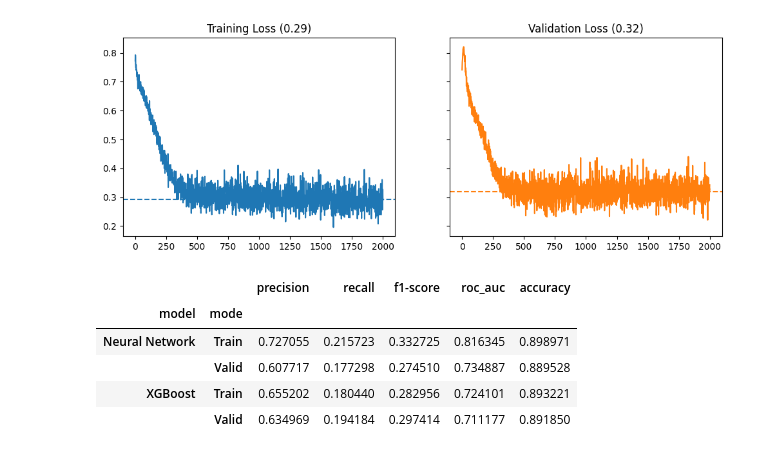
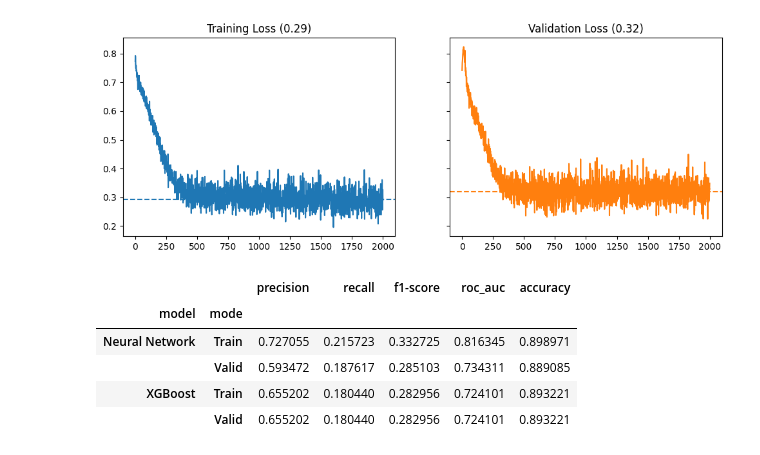
Before and after one commit to josiahdavis/tabular, a Jupyter notebook: notebooks/train_neural_net_tabular.ipynb, the cells around one changed output. Drawn from its saved outputs; the diff is of its cells as text; code cells hidden in the pictures.

Commit message:
Clean up preprocessing logic

```diff
--- a/notebooks/train_neural_net_tabular.ipynb
+++ b/notebooks/train_neural_net_tabular.ipynb
@@ -64,10 +64,8 @@ contact             : Counter({'cellular': 23438, 'unknown': 10413, 'telephone':
 job                 : Counter({'blue-collar': 7738, 'management': 7673, 'technician': 6057, 'admin.': 4103, 'services': 3328, 'retired': 1803, 'self-employed': 1264, 'entrepreneur': 1176, 'unemployed' ...
 [figure]
 # %%
-
-
-def preprocess(df: pd.DataFrame) -> [pd.DataFrame, pd.DataFrame, pd.DataFrame]:
-    cat_preprocessor = make_column_transformer(
+def preproc_fit(df):
+    cat_preproc = make_column_transformer(
         (
             OrdinalEncoder(categories="auto"),
             _CAT_COLS,
@@ -75,7 +73,7 @@ def preprocess(df: pd.DataFrame) -> [pd.DataFrame, pd.DataFrame, pd.DataFrame]:
         remainder = "drop",
         )
 
-    cont_preprocessor = make_column_transformer(
+    cont_preproc = make_column_transformer(
         (
             StandardScaler(),
             _CONT_COLS,
@@ -83,14 +81,20 @@ def preprocess(df: pd.DataFrame) -> [pd.DataFrame, pd.DataFrame, pd.DataFrame]:
         remainder = "drop",
     )
 
-    label_preprocessor = LabelEncoder()
+    label_preproc = LabelEncoder()
 
-    X_cat_preprocess = cat_preprocessor.fit_transform(df)
-    X_cont_preprocess = cont_preprocessor.fit_transform(df)
-    y_preprocess = label_preprocessor.fit_transform(df[_TARGET_COL])
+    cat_preproc.fit(df)
+    cont_preproc.fit(df)
+    label_preproc.fit(df[_TARGET_COL])
+    return cat_preproc, cont_preproc, label_preproc
+
+
+def preproc_transform(df: pd.DataFrame, cat_preproc, cont_preproc, label_preproc) -> [pd.DataFrame, pd.DataFrame, pd.DataFrame]:
+    X_cat_preprocess = cat_preproc.transform(df)
+    X_cont_preprocess = cont_preproc.transform(df)
+    y_preprocess = label_preproc.transform(df[_TARGET_COL])
 
     return X_cat_preprocess, X_cont_preprocess, y_preprocess
-
 
 class BankingData(Dataset):
 
@@ -105,9 +109,8 @@ class BankingData(Dataset):
     def __getitem__(self, idx):
         return self.X_cat[idx], self.X_cont[idx], self.y[idx]
 
-def get_dataloader(df: pd.DataFrame, batch_size: int, shuffle: bool) -> DataLoader:
-
-    X_cat, X_cont, y = preprocess(df)
+def get_dataloader(df: pd.DataFrame, batch_size: int, shuffle: bool, preprocs = Tuple) -> DataLoader:
+    X_cat, X_cont, y = preproc_transform(df, *preprocs)
     X_cat_tensor = torch.tensor(X_cat, dtype = torch.long)
     X_cont_tensor = torch.tensor(X_cont, dtype = torch.float32)
     y_tensor = torch.tensor(y, dtype = torch.long)
@@ -158,12 +166,15 @@ class NeuralNetwork(nn.Module):
         loss = F.cross_entropy(logits, y)
         return logits, loss
 # %%
-train_dataloader = get_dataloader(train, batch_size=400, shuffle=True)
-valid_dataloader = get_dataloader(valid, batch_size=400, shuffle=True)
+preprocs = preproc_fit(train)
+
+train_dataloader = get_dataloader(train, batch_size=400, shuffle=True, preprocs = preprocs)
+valid_dataloader = get_dataloader(valid, batch_size=400, shuffle=True, preprocs = preprocs)
 
 cat_szs = [train[col].nunique() for col in _CAT_COLS]
 emb_ios = [(size, min(50, (size+1)//2)) for size in cat_szs]
 
 model = NeuralNetwork(num_cont_features = len(_CONT_COLS), emb_input_outputs = emb_ios, out_size = 100, dropout = 0.1)
+print(f"Model has {sum(p.numel() for p in model.parameters())/1e6:.1f}M parameters")
 model
 # %% [output]
@@ -276,36 +287,37 @@ def evaluate_nn(dataloader, model, mode):
     pred_proba = np.concatenate(pred_proba)
     return evaluate(y_obs, pred_proba, mode=mode, model_name = "Neural Network")
 
 def train_xgb(df_train, df_valid):
     bst = XGBClassifier(n_estimators=2, max_depth=2, learning_rate=1, objective='binary:logistic')
 
-    X_cat, X_cont, y_train = preprocess(df_train)
+    cat_preproc, cont_preproc, y_preproc = preproc_fit(df_train)
+    X_cat, X_cont, y_train = preproc_transform(df_train, cat_preproc, cont_preproc, y_preproc)
     X_train = np.concatenate([X_cat, X_cont], axis=1)
     bst.fit(X_train, y_train)
     preds_train = bst.predict_proba(X_train)[:,1]
 
-    X_cat, X_cont, y_valid = preprocess(df_valid)
-    X_valid = np.concatenate([X_cat, X_cont], axis=1)
+    X_cat_valid, X_cont_valid, y_valid = preproc_transform(df_train, cat_preproc, cont_preproc, y_preproc)
+    X_valid = np.concatenate([X_cat_valid, X_cont_valid], axis=1)
     preds_valid = bst.predict_proba(X_valid)[:,1]
     return (preds_train, y_train), (preds_valid, y_valid)
 
 def display_metrics(report_dicts):
     table = pd.concat([pd.DataFrame(rd, index=[i]) for i, rd in enumerate(report_dicts)])
     return table.set_index(["model", "mode"])
 
 
 train_nn = evaluate_nn(train_dataloader, model, "Train")
 valid_nn = evaluate_nn(valid_dataloader, model, "Valid")
 
 (preds_train, y_train), (preds_valid, y_valid) = train_xgb(train, valid)
 train_xgb = evaluate(y_train, preds_train, "Train", model_name = "XGBoost")
 valid_xgb = evaluate(y_valid, preds_valid, "Valid", model_name = "XGBoost")
 
 display_metrics([train_nn, valid_nn, train_xgb, valid_xgb])
 # %% [output]
 |  |  | precision | recall | f1-score | roc_auc | accuracy |
 | model | mode |  |  |  |  |  |
 | Neural Network | Train | 0.727055 | 0.215723 | 0.332725 | 0.816345 | 0.898971 |
-|  | Valid | 0.607717 | 0.177298 | 0.274510 | 0.734887 | 0.889528 |
+|  | Valid | 0.593472 | 0.187617 | 0.285103 | 0.734311 | 0.889085 |
 | XGBoost | Train | 0.655202 | 0.180440 | 0.282956 | 0.724101 | 0.893221 |
-|  | Valid | 0.634969 | 0.194184 | 0.297414 | 0.711177 | 0.891850 |
+|  | Valid | 0.655202 | 0.180440 | 0.282956 | 0.724101 | 0.893221 |
```
Also changed, not shown: parts of 3 cells of this notebook.
